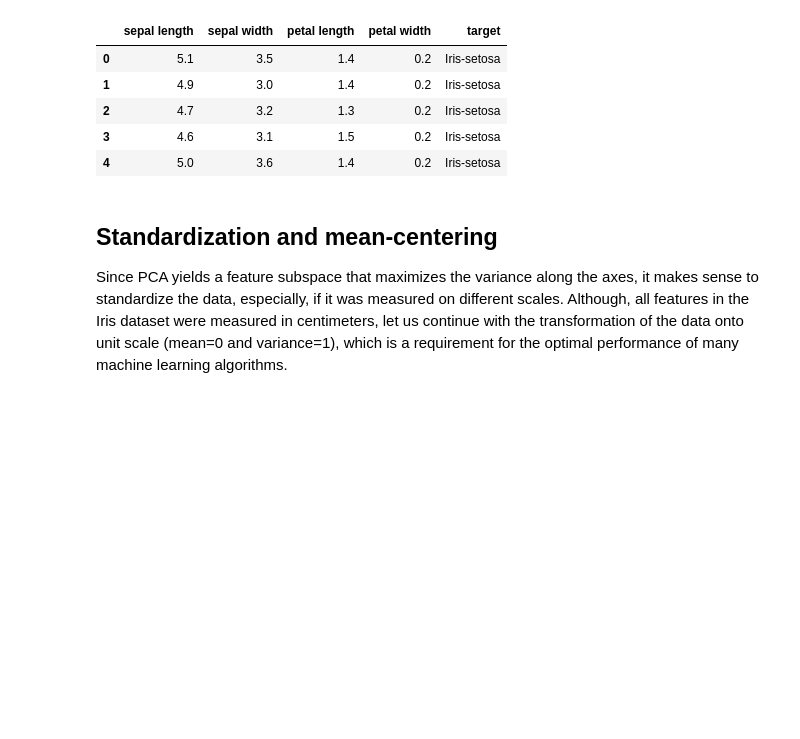
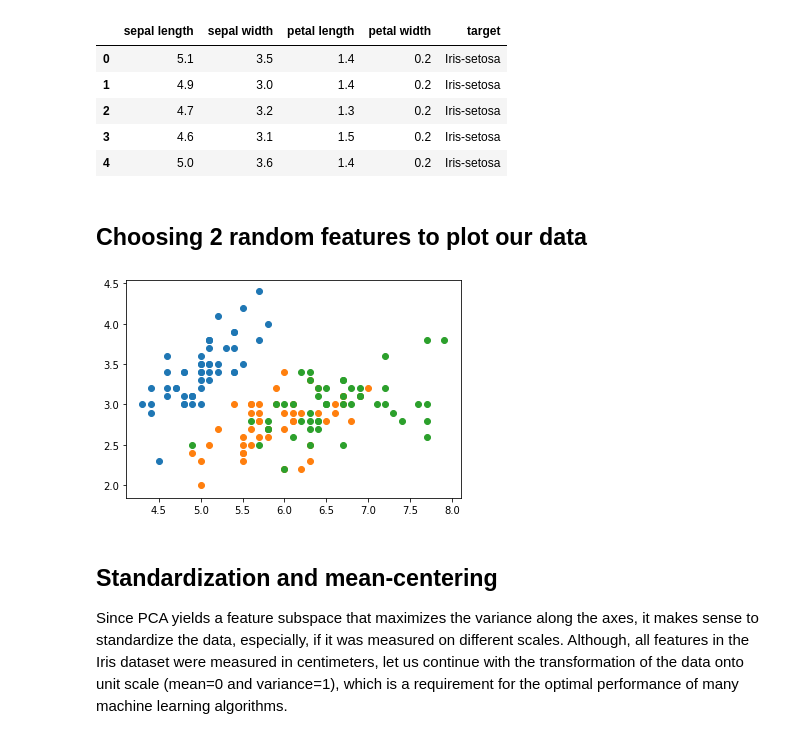
Before and after one commit to dennis-grinwald/tubddscourse, a Jupyter notebook: ml_part/day3_unsupervised/lecture_unsupervised_learning.ipynb, the cells around one changed output. Cells and saved outputs as stored; diff of their text form; code cells hidden in the pictures; blank space fills up the shorter version.

```diff
--- a/ml_part/day3_unsupervised/lecture_unsupervised_learning.ipynb
+++ b/ml_part/day3_unsupervised/lecture_unsupervised_learning.ipynb
@@ -125,6 +129,21 @@ df.head()
 | 2 | 4.7 | 3.2 | 1.3 | 0.2 | Iris-setosa |
 | 3 | 4.6 | 3.1 | 1.5 | 0.2 | Iris-setosa |
 | 4 | 5.0 | 3.6 | 1.4 | 0.2 | Iris-setosa |
+# %% [markdown]
+## Choosing 2 random features to plot our data
+# %%
+targets = ['Iris-setosa', 'Iris-versicolor', 'Iris-virginica']
+setosa_set = df.loc[df['target']==targets[0]]
+versicolor_set = df.loc[df['target']==targets[1]]
+virginica_set = df.loc[df['target']==targets[2]]
+# %%
+plt.scatter(setosa_set['sepal length'], setosa_set['sepal width'])
+plt.scatter(versicolor_set['sepal length'], versicolor_set['sepal width'])
+plt.scatter(virginica_set['sepal length'], virginica_set['sepal width'])
+
+plt.show()
+# %% [output]
+[figure, added]
 # %% [markdown]
 ## Standardization and mean-centering
 
```
Also changed, not shown: parts of 3 cells of this notebook, 9 other files.
